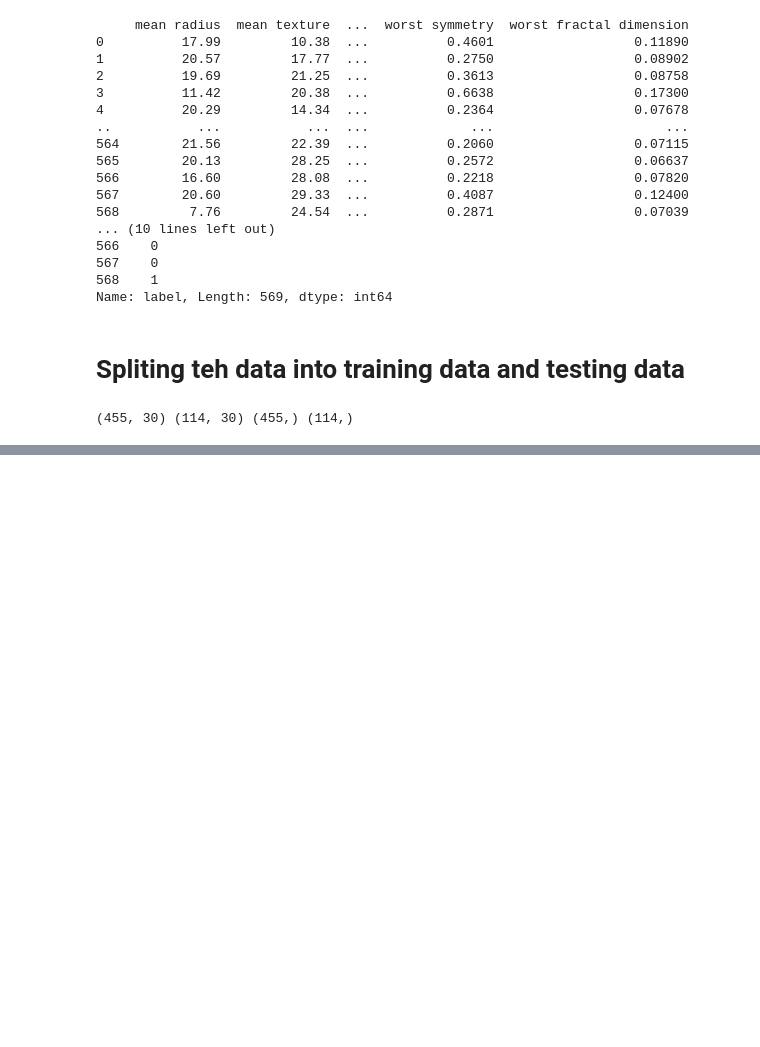
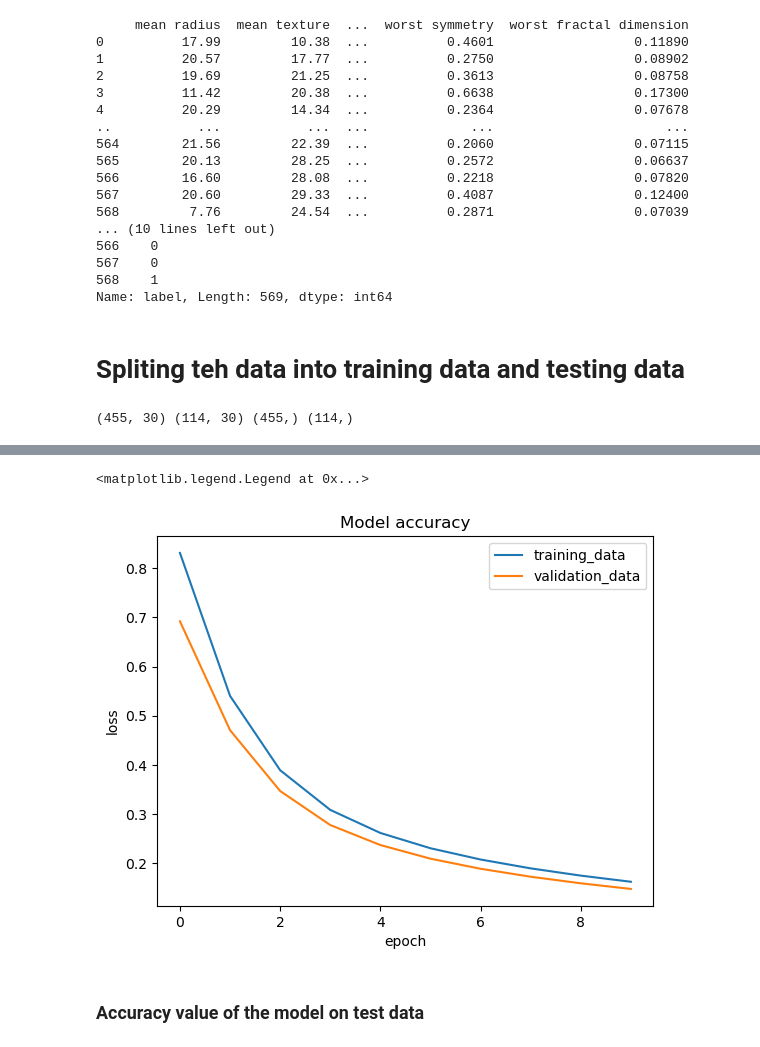
Before and after one commit to PRAFULPAWAR8888/AI-ML-Projects2025, a Jupyter notebook: DL/DL1-Breast_Cancer_Detection/Breast_Cancer_Detection.ipynb, the cells around one changed output, grey strips where cells are left out. Drawn from its saved outputs; the diff is of its cells as text; code cells hidden in the pictures; blank space fills up the shorter version.

```diff
--- a/DL/DL1-Breast_Cancer_Detection/Breast_Cancer_Detection.ipynb
+++ b/DL/DL1-Breast_Cancer_Detection/Breast_Cancer_Detection.ipynb
@@ -231,0 +242,14 @@ The breast cancer is Benign: 1
+# %%
+plt.plot(history.history['loss'])
+plt.plot(history.history['val_loss'])
+
+plt.title('Model accuracy')
+plt.ylabel('loss')
+plt.xlabel('epoch')
+
+plt.legend(['training_data', 'validation_data'], loc='upper right')
+# %% [output]
+<matplotlib.legend.Legend at 0x...>
+[figure, added]
+# %% [markdown]
+### Accuracy value of the model on test data
```
Also changed, not shown: parts of 27 cells of this notebook, 1 other file.
